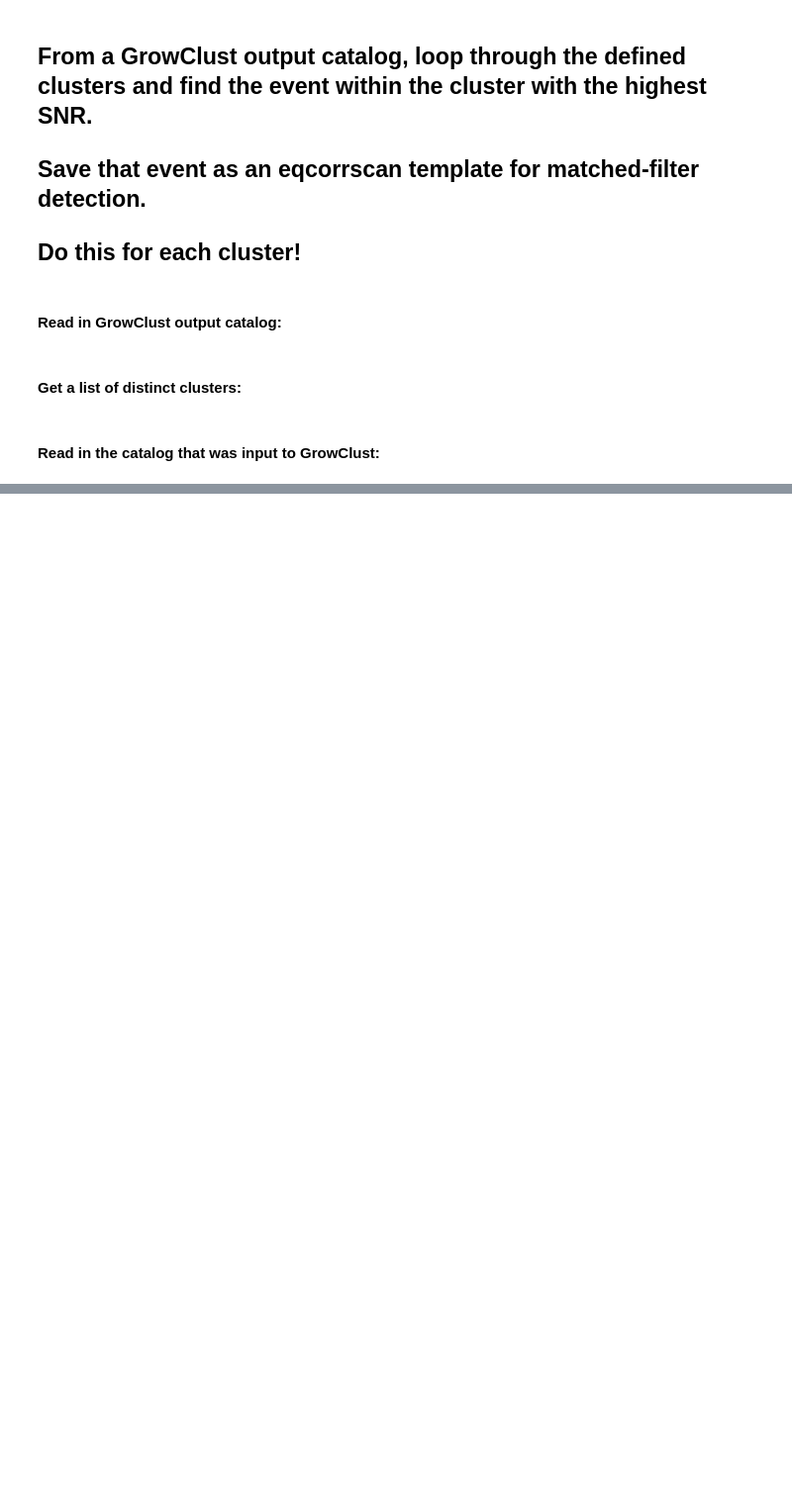
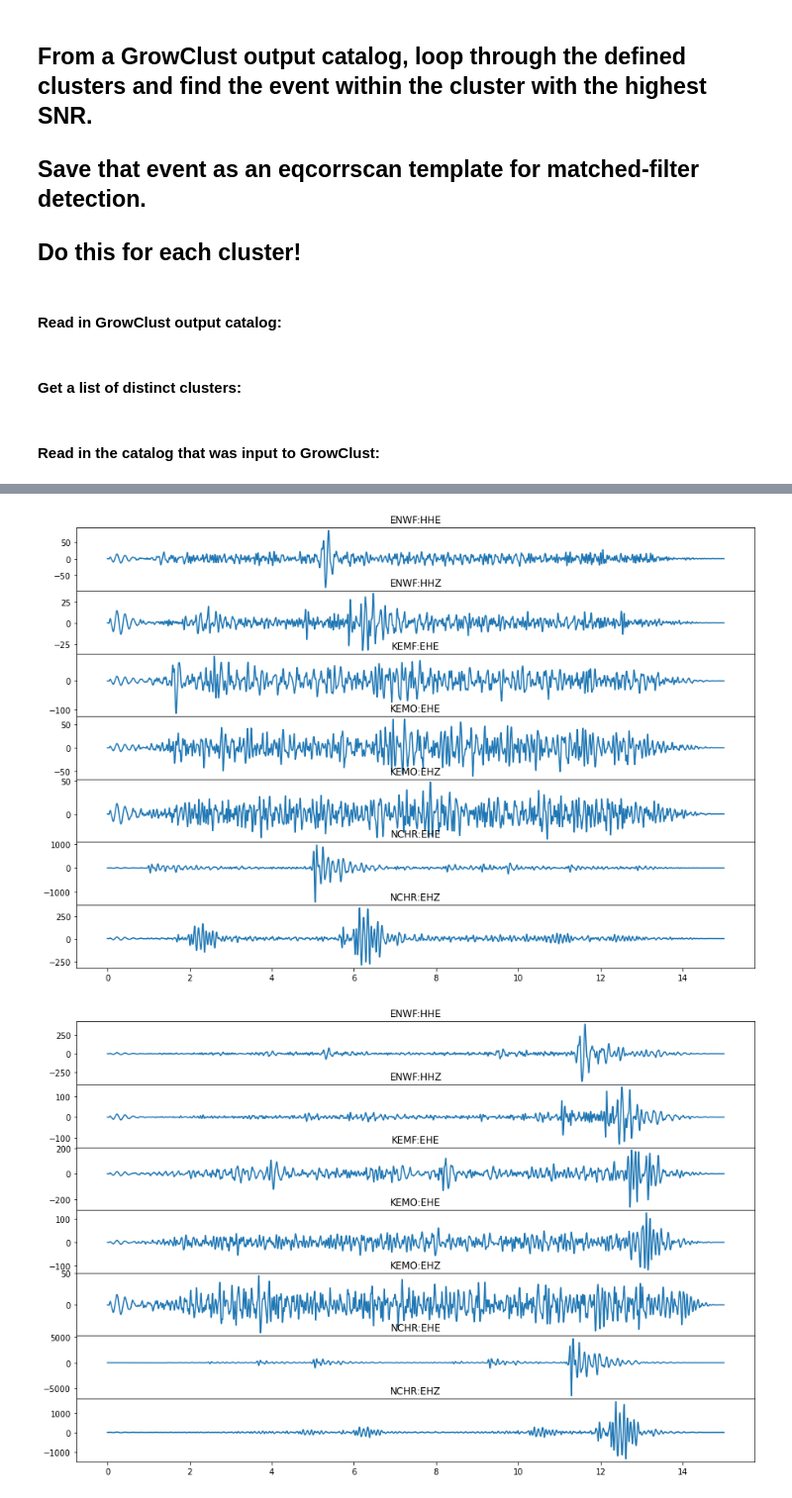
Before and after one commit to zoekrauss/endeavour_clustering, a Jupyter notebook: growclust2templates.ipynb, the cells around one changed output, grey strips where cells are left out. Shown at 99% size. Cells and saved outputs as stored; diff of their text form; code cells hidden in the pictures; blank space fills up the shorter version.

```diff
--- a/growclust2templates.ipynb
+++ b/growclust2templates.ipynb
@@ -147,0 +152,17 @@ Detection(template name = tempgroup0
+# %%
+for ind in range(10):
+    det = party[4][ind]
+    fig = plt.figure(figsize=(15, 10))
+    axs = fig.subplots(len(det.event.picks), 1, gridspec_kw={'hspace': 0})
+    for i,pick in enumerate(det.event.picks):
+        t1 = pick.time-5
+        t2 = pick.time+10
+        st = client.get_waveforms("NV",pick.waveform_id.station_code,pick.waveform_id.location_code,pick.waveform_id.channel_code,t1,t2)
+        st.filter('bandpass',freqmin=5,freqmax=20)
+        st = st.taper(max_percentage=0.2)
+
+        axs[i].plot(st[0].times(),st[0].data)
+        axs[i].set_title(pick.waveform_id.station_code+':'+pick.waveform_id.channel_code)
+# %% [output]
+[figure, added]
+[figure, added]
```
Also changed, not shown: parts of 23 cells of this notebook, 1 other file.
